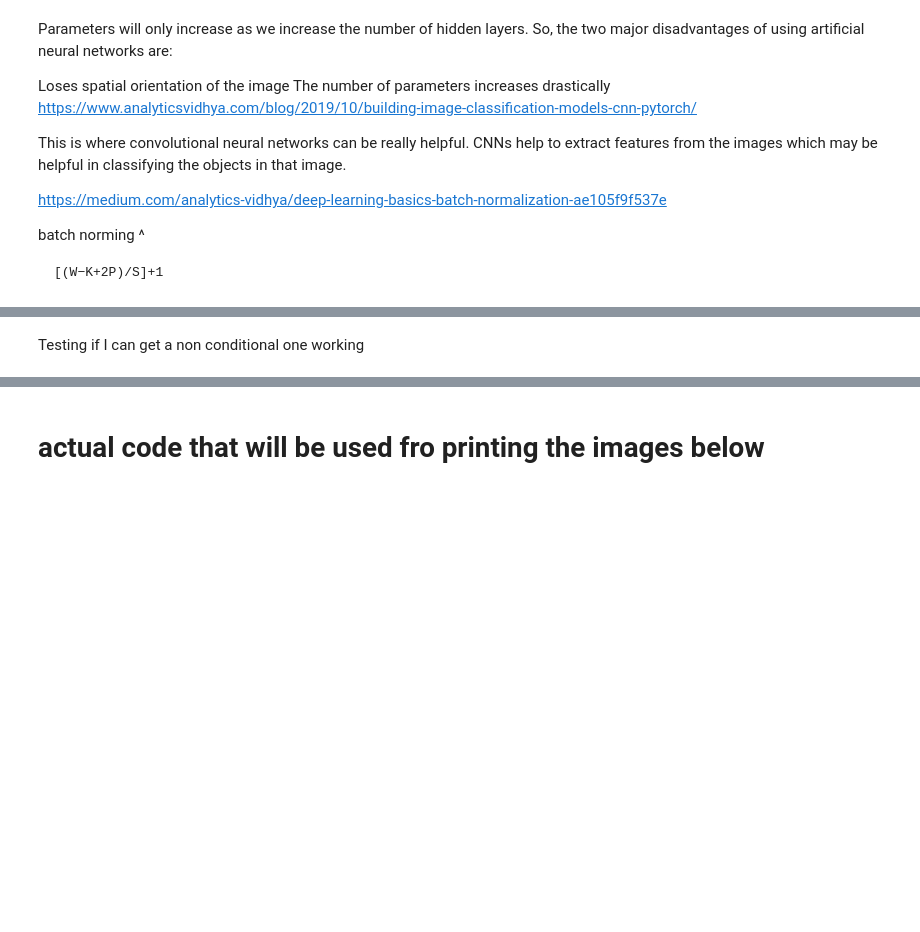
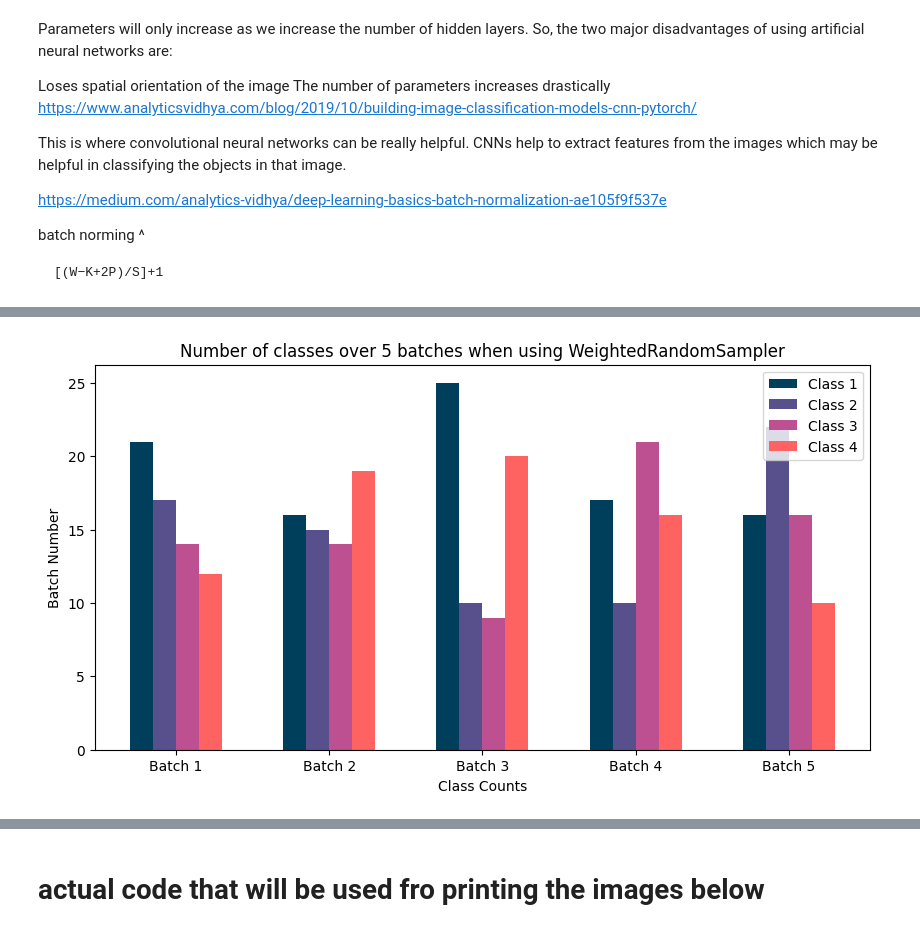
Before and after one commit to LucyIvatt/probabilistic-and-deep-learning, a Jupyter notebook: int3.ipynb, the cells around one changed output, grey strips where cells are left out. Cells and saved outputs as stored; diff of their text form; code cells hidden in the pictures; blank space fills up the shorter version.

```diff
--- a/int3.ipynb
+++ b/int3.ipynb
@@ -675,16 +682,9 @@ class CGANImageDataset(Dataset):
             image = self.transform(image)
 
         return image, label
+
+CGAN_data = CGANImageDataset('images', ["class_1", "class_2", "class_3", "class_4"], transforms.Compose([transforms.Grayscale(num_output_channels=1), transforms.ToTensor(),
+                                                                                transforms.Normalize(0.5,0.5)]))
-# %%
-device = torch.device("cuda" if torch.cuda.is_available() else "cpu")
-print(device)
-
-CGAN_EPOCHS = 5
-GEN_INPUT_Z = 100
-BATCH_SIZE = 64
-
-CGAN_data = CGANImageDataset('images', ["class_1", "class_2", "class_3", "class_4"], transforms.Compose([transforms.Grayscale(num_output_channels=1), transforms.ToTensor(), transforms.Resize((28, 28)),
-                                                                                transforms.Normalize(0.5,0.5)]))
 # %%
 cgan_y_train = CGAN_data.labels
 num_class_gan_train = Counter(cgan_y_train)
@@ -710,39 +710,34 @@ plt.show()
 # %%
+plt.figure(figsize=(10,5))
+
 labels = ["Batch " + str(i) for i in range(1, 6)]
 counts = [[] for i in range(4)]
 for i in range(5):
     images, lab = next(iter(CGAN_dataloader))
     for k, v in Counter(lab.numpy()).items():
         counts[k-1].append(v)
+
 colours = ["#003f5c", "#58508d", "#bc5090", "#ff6361"]
-
-N = 5
-
-# Position of bars on x-axis
-ind = np.arange(N)
-
-# Figure size
-plt.figure(figsize=(10,5))
-
-# Width of a bar
-width = 0.15
+n = 5
+ind = np.arange(n) # Position of bars on x-axis
+width = 0.15  # Width of a bar
 
 # Plotting
 for i in range(4):
     plt.bar(ind + (width*i), counts[i] , width, label=labels[i], color=colours[i])
 
 plt.xlabel('Class Counts')
 plt.ylabel('Batch Number')
 plt.title('Number of classes over 5 batches when using WeightedRandomSampler')
 
 # xticks()
 # First argument - A list of positions at which ticks should be placed
 # Second argument -  A list of labels to place at the given locations
 plt.xticks(ind + ((width*3) / 2), labels)
 
 # Finding the best position for legends and putting it
 plt.legend(loc='best', labels=["Class 1", "Class 2", "Class 3", "Class 4"])
 plt.show()
+# %% [output]
+[figure, added]
-# %% [markdown]
-Testing if I can get a non conditional one working
 # %%
```
Also changed, not shown: parts of 16 cells of this notebook, 3 other files.
